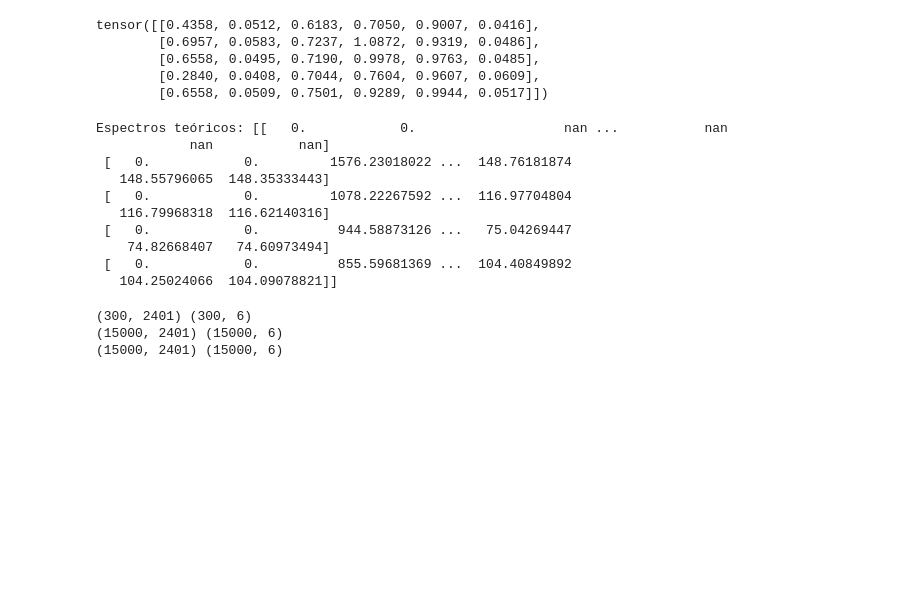
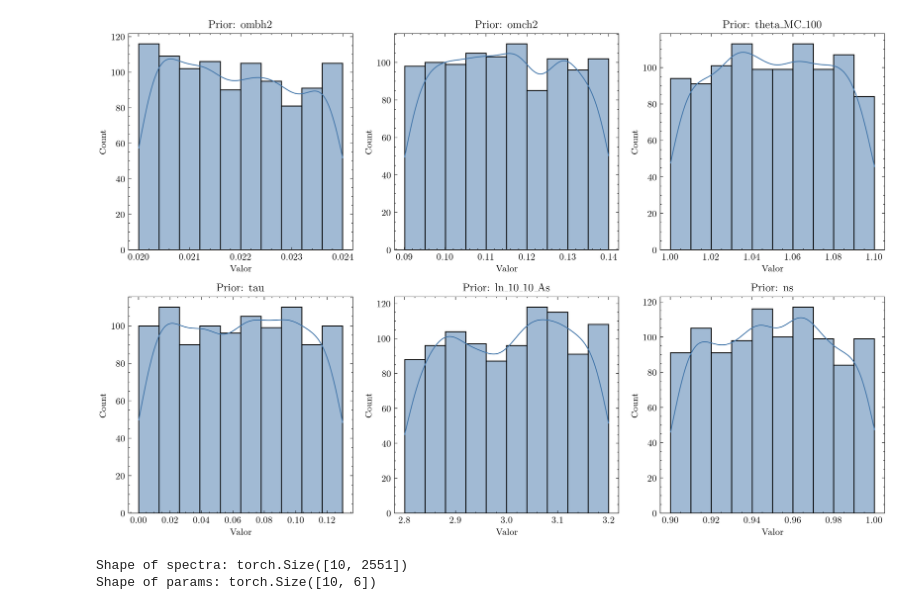
Before and after one commit to julianticucho/cmb-sbi-inference, a Jupyter notebook: notebooks/01_simulator.ipynb, the cells around one changed output. Saved outputs shown, nothing was run; the diff lists cells and outputs as text; code cells hidden in the pictures; blank space fills up the shorter version.

```diff
--- a/notebooks/01_simulator.ipynb
+++ b/notebooks/01_simulator.ipynb
@@ -8,37 +8,3 @@ import pandas as pd
 
 plt.style.use(['science', 'bright'])
 plt.rcParams['figure.dpi'] = 300
-# %%
-from src.inference.prior import get_prior
-
-torch.manual_seed(4)
-
-prior = get_prior()
-num_sbc_samples = 5
-thetas = prior.sample((num_sbc_samples,))
-print(thetas)
-# %% [output]
-tensor([[0.4358, 0.0512, 0.6183, 0.7050, 0.9007, 0.0416],
-        [0.6957, 0.0583, 0.7237, 1.0872, 0.9319, 0.0486],
-        [0.6558, 0.0495, 0.7190, 0.9978, 0.9763, 0.0485],
-        [0.2840, 0.0408, 0.7044, 0.7604, 0.9607, 0.0609],
-        [0.6558, 0.0509, 0.7501, 0.9289, 0.9944, 0.0517]])
-# %%
-from src.simulation.generate_cosmologies import compute_spectrum
-
-theoretical_spectra = []
-for i in range(num_sbc_samples):
-    theoretical_spectra.append(compute_spectrum(thetas[i]))
-theoretical_spectra = np.array(theoretical_spectra)
-print("Espectros teóricos:", theoretical_spectra)
-# %% [output]
-Espectros teóricos: [[   0.            0.                   nan ...           nan
-            nan           nan]
- [   0.            0.         1576.23018022 ...  148.76181874
-   148.55796065  148.35333443]
- [   0.            0.         1078.22267592 ...  116.97704804
-   116.79968318  116.62140316]
- [   0.            0.          944.58873126 ...   75.04269447
-    74.82668407   74.60973494]
- [   0.            0.          855.59681369 ...  104.40849892
-   104.25024066  104.09078821]]
@@ -68,13 +11,28 @@ def load_data(input_data) -> tuple:
-# %%
-base_spectra, base_params = load_data("cosmologies")
-realizations_spectra, realizations_params = load_data("realizations")
-noise_spectra, noise_params = load_data("noise")
-
-print(base_spectra.shape, base_params.shape)
-print(realizations_spectra.shape, realizations_params.shape)
-print(noise_spectra.shape, noise_params.shape)
-# %% [output]
-(300, 2401) (300, 6)
-(15000, 2401) (15000, 6)
-(15000, 2401) (15000, 6)
+# %%
+from src.simulator_0.prior import get_prior
+from src.simulator_0.config import PARAM_RANGES
+
+prior = get_prior()
+prior_samples = prior.sample((1000,))
+param_names = list(PARAM_RANGES.keys())
+
+plt.figure(figsize=(12, 8))
+for i, name in enumerate(param_names):
+    plt.subplot(2, 3, i+1)
+    sns.histplot(prior_samples[:, i].numpy(), bins=10, kde=True)
+    plt.title(f"Prior: {name}")
+    plt.xlabel("Valor")
+plt.tight_layout()
+plt.show()
+# %% [output]
+[figure, added]
+# %%
+base_spectra = torch.load(os.path.join("..","data","examples","spectra.pt"), weights_only=True)
+base_params = torch.load(os.path.join("..","data","examples","params.pt"), weights_only=True)
+
+print(f"Shape of spectra: {base_spectra.shape}")
+print(f"Shape of params: {base_params.shape}")
+# %% [output]
+Shape of spectra: torch.Size([10, 2551])
+Shape of params: torch.Size([10, 6])
 # %%
```
Also changed, not shown: parts of 7 cells of this notebook, 25 other files.
